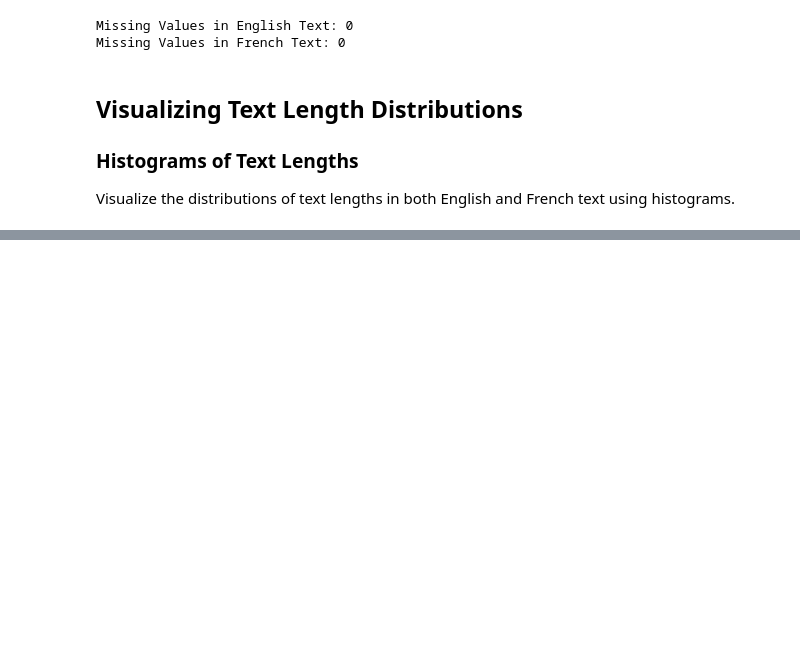
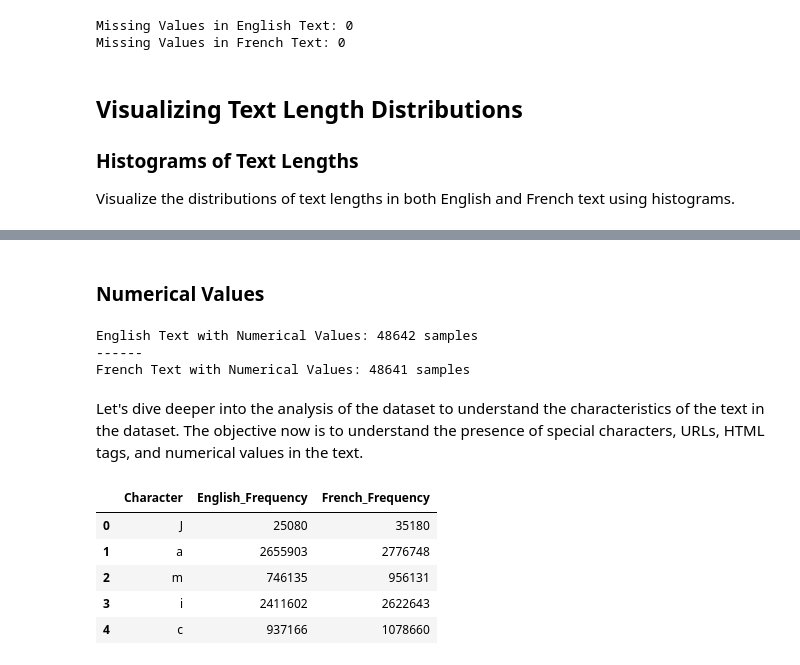
Before and after one commit to zestones/Text-to-Text-Translation, a Jupyter notebook: notebooks/exploratory_analysis.ipynb, the cells around one changed output, grey strips where cells are left out. Cells and saved outputs as stored; diff of their text form; code cells hidden in the pictures; blank space fills up the shorter version.

```diff
--- a/notebooks/exploratory_analysis.ipynb
+++ b/notebooks/exploratory_analysis.ipynb
@@ -104,0 +185,47 @@ plt.show()
+# %% [markdown]
+### Numerical Values
+# %%
+# Check for numerical values in English text
+numeric_values_english = segmentation_dataset['en'].apply(lambda x: any(char.isdigit() for char in x))
+print(f"English Text with Numerical Values: {numeric_values_english.sum()} samples")
+
+print("------")
+
+# Check for numerical values in French text
+numeric_values_french = segmentation_dataset['fr'].apply(lambda x: any(char.isdigit() for char in x))
+print(f"French Text with Numerical Values: {numeric_values_french.sum()} samples")
+# %% [output]
+English Text with Numerical Values: 48642 samples
+------
+French Text with Numerical Values: 48641 samples
+# %% [markdown]
+Let's dive deeper into the analysis of the dataset to understand the characteristics of the text in the dataset. The objective now is to understand the presence of special characters, URLs, HTML tags, and numerical values in the text.
+# %%
+def compute_char_stats(text_column):
+    char_freq = Counter("".join(text_column))
+    return char_freq
+
+# Compute statistics for unique characters in English text
+english_char_stats = compute_char_stats(segmentation_dataset['en'])
+
+# Compute statistics for unique characters in French text
+french_char_stats = compute_char_stats(segmentation_dataset['fr'])
+
+# Combine English and French character statistics
+char_stats_combined = {char: {
+    'English_Frequency': english_char_stats[char], 'French_Frequency': french_char_stats[char]} for char in english_char_stats | french_char_stats}
+
+# Create DataFrame from combined character statistics
+char_stats_df = pd.DataFrame.from_dict(
+    char_stats_combined, orient='index').reset_index()
+char_stats_df.columns = ['Character', 'English_Frequency', 'French_Frequency']
+
+# Display the character statistics DataFrame
+char_stats_df.head()
+# %% [output]
+|  | Character | English_Frequency | French_Frequency |
+| 0 | J | 25080 | 35180 |
+| 1 | a | 2655903 | 2776748 |
+| 2 | m | 746135 | 956131 |
+| 3 | i | 2411602 | 2622643 |
+| 4 | c | 937166 | 1078660 |
```
Also changed, not shown: parts of 12 cells of this notebook, 4 other files.
